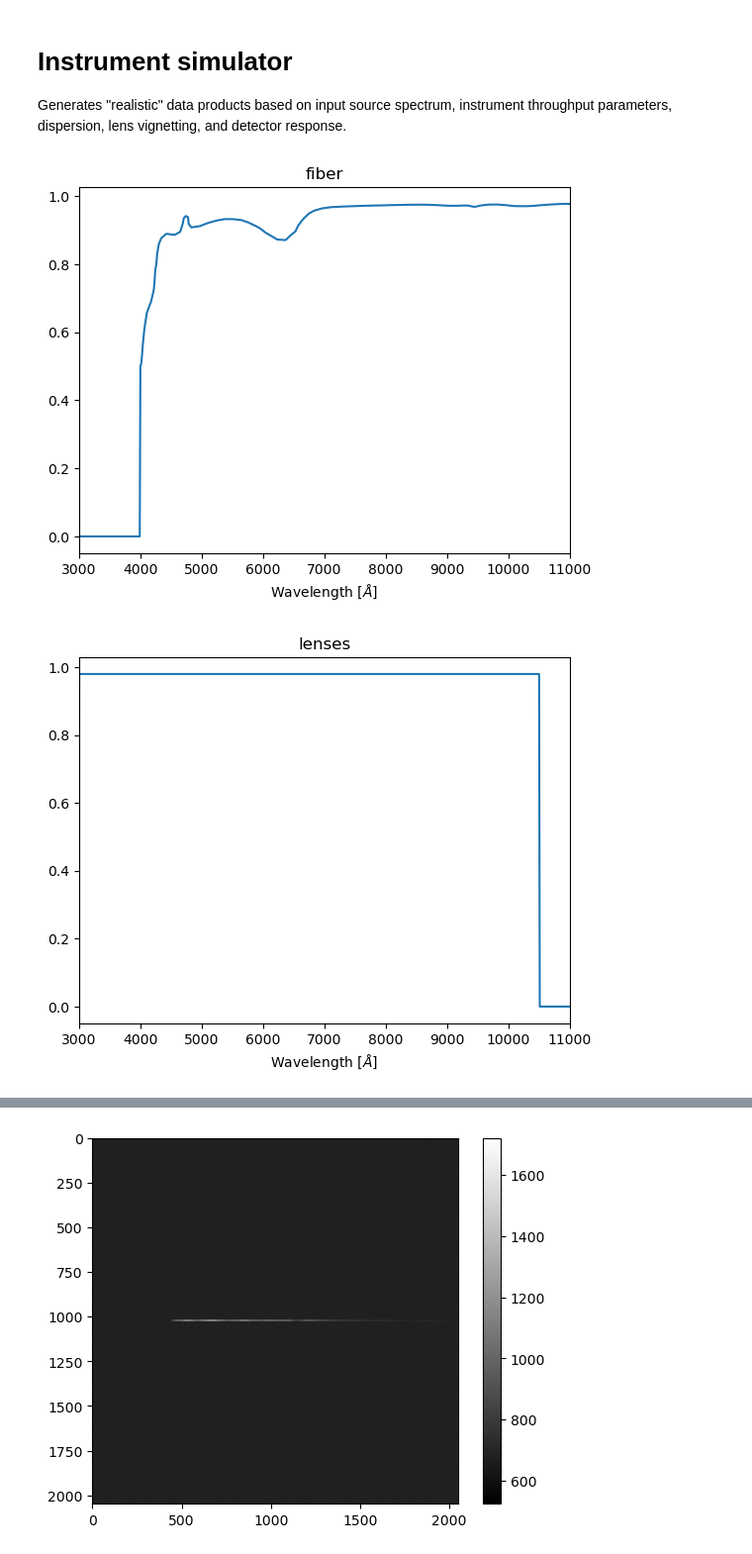
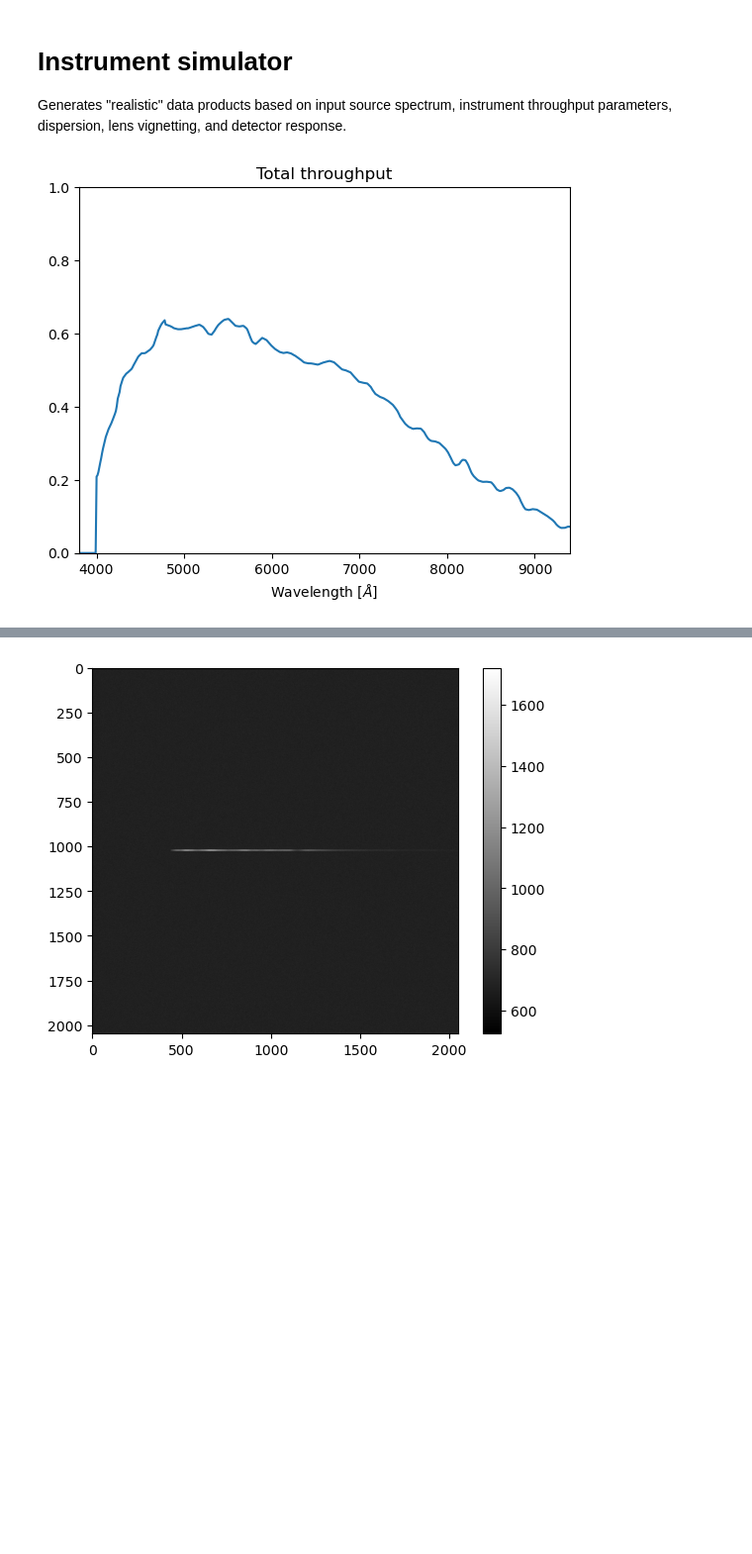
Before and after one commit to IanB618/MLO-Spectrograph, a Jupyter notebook: sim/simulation.ipynb, the cells around one changed output, grey strips where cells are left out. Shown at 99% size. Cells and saved outputs as stored; diff of their text form; code cells hidden in the pictures; blank space fills up the shorter version.

```diff
--- a/sim/simulation.ipynb
+++ b/sim/simulation.ipynb
@@ -18,7 +19,7 @@ fiber_wav, fiber_att = np.loadtxt("../data/csv files/fiber_attenuation.csv", del
 fiber_tx = 10 ** (-(fiber_att * (10. / 1000.)) / 10)
 fiber = ThroughputCurve(fiber_wav*10, fiber_tx, name="fiber")
 # %%
-lenses = ThroughputCurve(wavelength=np.array([3000, 10500]), throughput=np.array([0.98, 0.98]), name="lenses")
+lenses = ThroughputCurve(wavelength=np.array([3000, 10500]), throughput=np.array([0.95, 0.95]), name="lenses")
 
 grating = ThroughputCurve.from_csv("../data/csv files/master 1294 unpolarized.csv", name="grating")
 
@@ -29,7 +30,7 @@ coating = ThroughputCurve.from_csv("../data/csv files/F101_coating.csv", name="d
 detector = DetectorModel(
     nx=2048,
     ny=2048,
-    gain_e_per_adu=0.5,
+    gain_e_per_adu=0.478,
     read_noise_e=1.6,
     dark_current_e_per_s=0.4,
     bias_adu=200.0,
@@ -37,11 +38,11 @@ detector = DetectorModel(
 )
 
 spectrograph = SpectrographModel(
-    central_wavelength=6000.0,       # Angstrom
-    dispersion=3.4349,               # Angstrom / pixel
+    central_wavelength=6500.0, # Angstrom
+    dispersion=3.4549,
     x_center=(detector.nx - 1) / 2,
     trace_y=(detector.ny - 1) / 2,
-    spectral_sigma_px=2.04,
+    spectral_sigma_px=2.03,
     spatial_sigma_px=2.25,
     kernel_radius_sigma=4.0,
 )
@@ -52,18 +53,11 @@ sim = InstrumentSimulator(
     throughputs=[fiber, lenses, grating, coating, qe],
 )
 # %%
-for throughput in sim.throughputs:
-    plt.plot(wave, throughput(wave))
-    plt.xlim(3000, 11000)
-    plt.title(throughput.name)
-    plt.xlabel(r"Wavelength [$\AA$]")
-    plt.show()
 plt.plot(wave, sim.combined_throughput(wave))
-plt.xlim(4000, 9500)
+plt.xlim(3800, 9400)
 plt.ylim(0, 1)
 plt.xlabel(r"Wavelength [$\AA$]")
 plt.title("Total throughput")
 plt.show()
 # %% [output]
-[figure, old version]
+[figure, new version]
-[figure, removed]
```
Also changed, not shown: parts of 5 cells of this notebook, 1 other file.
